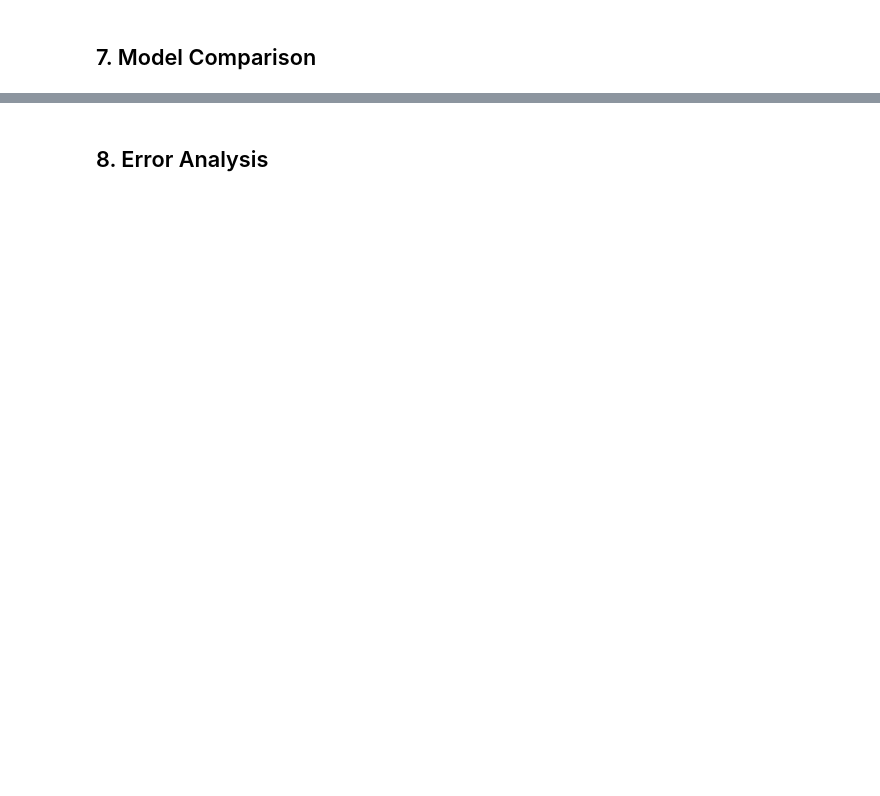
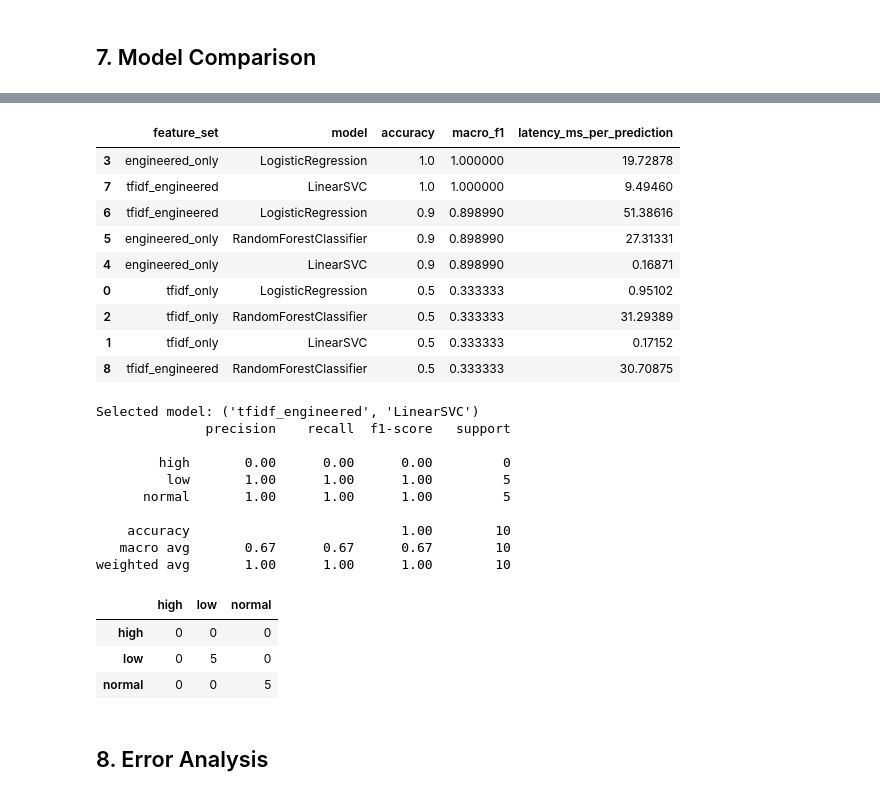
Before and after one commit to Amer-Itani/decision-intelligence-assistant, a Jupyter notebook: notebooks/decision_intelligence_assistant.ipynb, the cells around one changed output, grey strips where cells are left out. Cells and saved outputs as stored; diff of their text form; code cells hidden in the pictures; blank space fills up the shorter version.

```diff
--- a/notebooks/decision_intelligence_assistant.ipynb
+++ b/notebooks/decision_intelligence_assistant.ipynb
@@ -122,7 +118,11 @@ def to_bool_flag(raw_value: Any) -> bool:
 
 def load_raw_dataset(raw_dir: Path) -> tuple[pd.DataFrame, Path]:
     """Load the first supported dataset found in data/raw."""
-    candidates = sorted(raw_dir.glob("*.csv")) + sorted(raw_dir.glob("*.parquet"))
+    csv_candidates = sorted(raw_dir.glob("*.csv"))
+    parquet_candidates = sorted(raw_dir.glob("*.parquet"))
+    preferred_csv = [path for path in csv_candidates if path.name == "twcs.csv"]
+    fallback_csv = [path for path in csv_candidates if path.name != "twcs.csv"]
+    candidates = preferred_csv + fallback_csv + parquet_candidates
 
     if not candidates:
         raise FileNotFoundError(
@@ -332,13 +407,21 @@ models = {
 results = []
 trained_models = {}
 
+class_counts = pd.Series(y).value_counts()
+stratify_labels = y if class_counts.min() >= 2 else None
+if stratify_labels is None:
+    print(
+        "Warning: at least one class has fewer than 2 rows, so this smoke-test "
+        "run uses a regular split. Use twcs.csv/10k sample for final metrics."
+    )
+
 for feature_name, features in feature_sets.items():
     x_train, x_test, y_train, y_test = train_test_split(
         features,
         y,
         test_size=0.2,
         random_state=SEED,
-        stratify=y,
+        stratify=stratify_labels,
     )
     for model_name, model in models.items():
         start = time.perf_counter()
@@ -378,3 +461,4 @@ display(pd.DataFrame(
     index=label_encoder.classes_,
     columns=label_encoder.classes_,
 ))
+# %% [output]
@@ -381,3 +466,27 @@ display(pd.DataFrame(
+|  | feature_set | model | accuracy | macro_f1 | latency_ms_per_prediction |
+| 3 | engineered_only | LogisticRegression | 1.0 | 1.000000 | 19.72878 |
+| 7 | tfidf_engineered | LinearSVC | 1.0 | 1.000000 | 9.49460 |
+| 6 | tfidf_engineered | LogisticRegression | 0.9 | 0.898990 | 51.38616 |
+| 5 | engineered_only | RandomForestClassifier | 0.9 | 0.898990 | 27.31331 |
+| 4 | engineered_only | LinearSVC | 0.9 | 0.898990 | 0.16871 |
+| 0 | tfidf_only | LogisticRegression | 0.5 | 0.333333 | 0.95102 |
+| 2 | tfidf_only | RandomForestClassifier | 0.5 | 0.333333 | 31.29389 |
+| 1 | tfidf_only | LinearSVC | 0.5 | 0.333333 | 0.17152 |
+| 8 | tfidf_engineered | RandomForestClassifier | 0.5 | 0.333333 | 30.70875 |
+Selected model: ('tfidf_engineered', 'LinearSVC')
+              precision    recall  f1-score   support
+
+        high       0.00      0.00      0.00         0
+         low       1.00      1.00      1.00         5
+      normal       1.00      1.00      1.00         5
+
+    accuracy                           1.00        10
+   macro avg       0.67      0.67      0.67        10
+weighted avg       1.00      1.00      1.00        10
+|  | high | low | normal |
+| high | 0 | 0 | 0 |
+| low | 0 | 5 | 0 |
+| normal | 0 | 0 | 5 |
 # %% [markdown]
 ## 8. Error Analysis
 # %%
```
Also changed, not shown: parts of 8 cells of this notebook, 6 other files.
